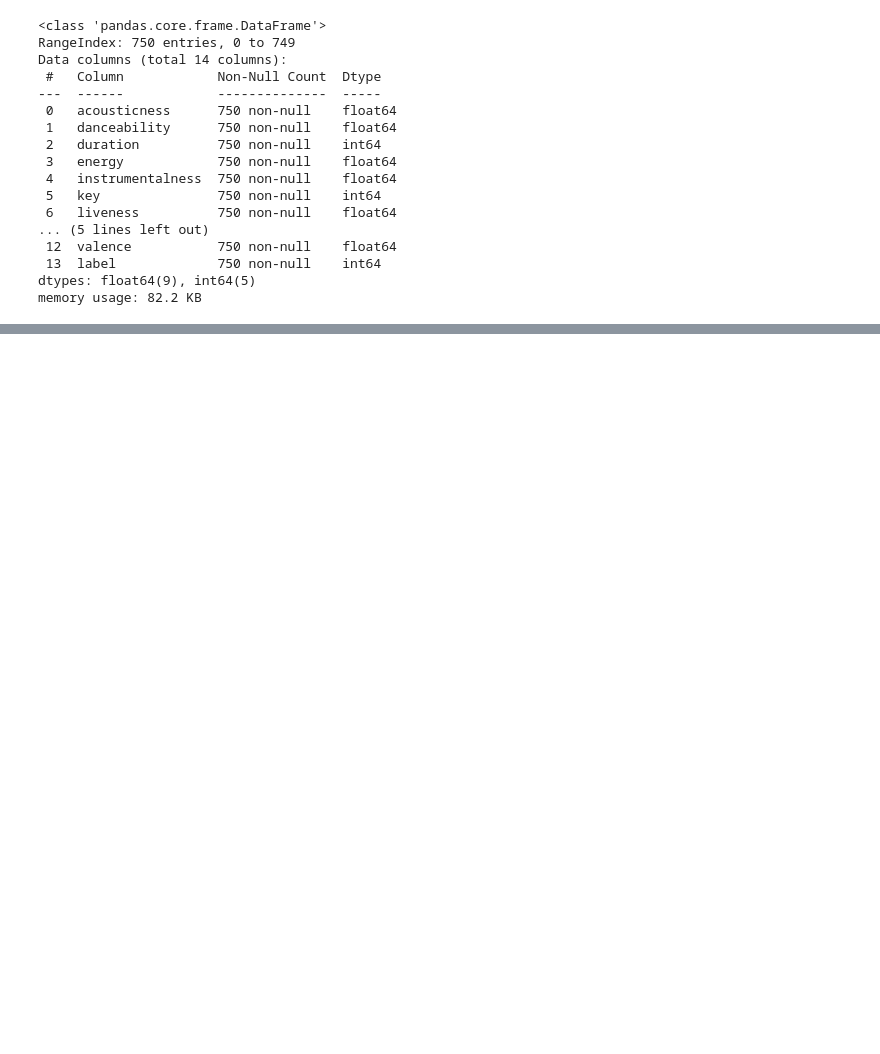
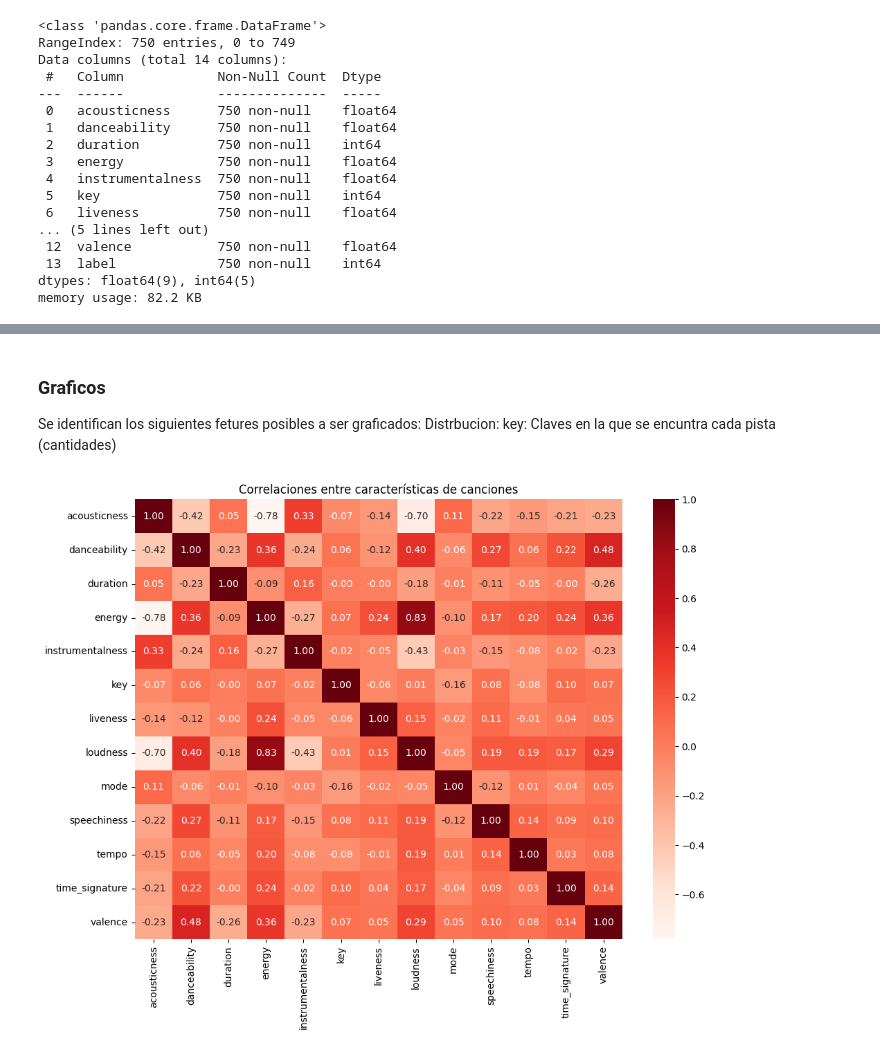
Before and after one commit to Lucass12345/AdD_TP_Final, a Jupyter notebook: TP_Final.ipynb, the cells around one changed output, grey strips where cells are left out. Saved outputs shown, nothing was run; the diff lists cells and outputs as text; code cells hidden in the pictures; blank space fills up the shorter version.

```diff
--- a/TP_Final.ipynb
+++ b/TP_Final.ipynb
@@ -28,0 +136,29 @@ df.shape
+# %%
+# Creacion de un indice para identificar las observaciones
+
+df.index = range(1, len(df) + 1)
+df.index.name = 'song'
+# %% [markdown]
+### Graficos
+
+Se identifican los siguientes fetures posibles a ser graficados:
+Distrbucion:
+key: Claves en la que se encuntra cada pista (cantidades)
+# %%
+# Ajustar el tamaño de la figura y calcular la correlación entre las columnas
+plt.figure(figsize=(16, 12), dpi=100)
+correlacion = df[['acousticness', 'danceability', 'duration', 'energy', 'instrumentalness',
+                  'key', 'liveness', 'loudness', 'mode', 'speechiness', 'tempo',
+                  'time_signature', 'valence']].corr()
+
+# Crear el mapa de calor
+sns.heatmap(correlacion, cmap="Reds", annot=True, fmt=".2f")
+plt.title("Correlaciones entre características de canciones")
+plt.subplots_adjust(bottom=0.35)
+plt.subplots_adjust(left=0.35)
+
+# Guardar la imagen del mapa de calor
+plt.savefig('heatmap_correlaciones.png')
+plt.show()
+# %% [output]
+[figure, added]
```
Also changed, not shown: parts of 16 cells of this notebook, 2 other files.
